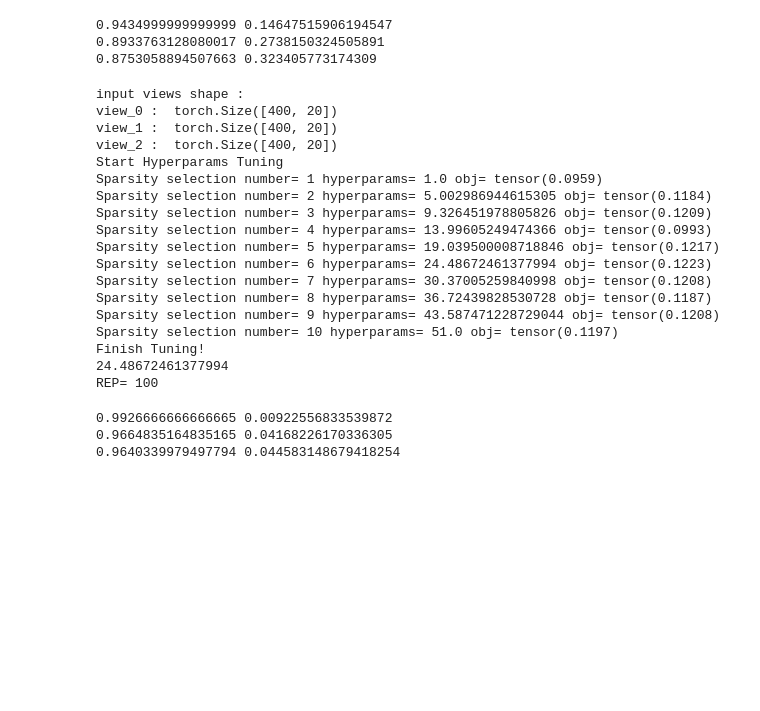
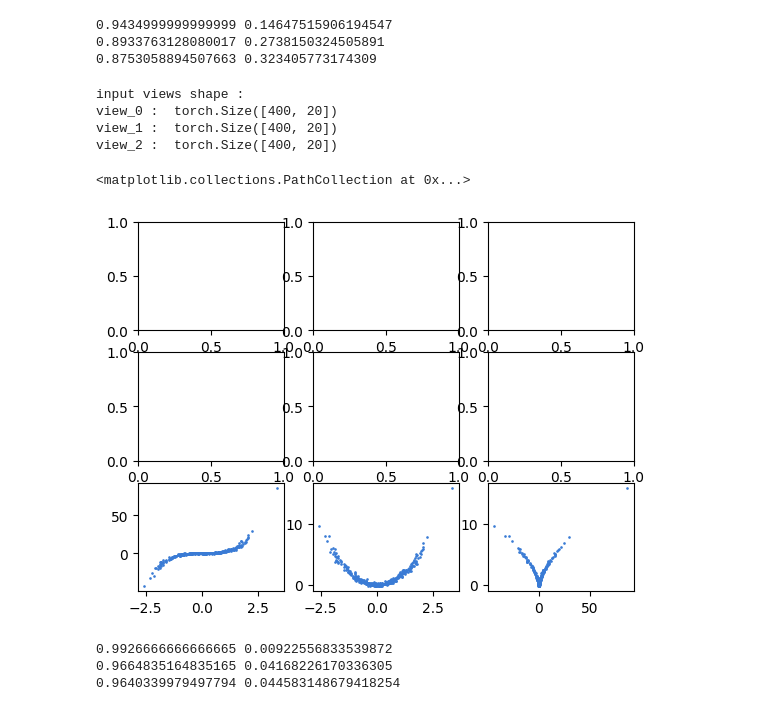
Before and after one commit to Rows21/NSGCCA, a Jupyter notebook: SGCCA_HSIC/SimulationStudy.ipynb, the cells around one changed output. Saved outputs shown, nothing was run; the diff lists cells and outputs as text; code cells hidden in the pictures; blank space fills up the shorter version.

```diff
--- a/SGCCA_HSIC/SimulationStudy.ipynb
+++ b/SGCCA_HSIC/SimulationStudy.ipynb
@@ -100,21 +109,22 @@ for i, view in enumerate(views):
     view = view.to("cpu")
 
 ## train hyper
-b0, obj = Solver.tune_hyper(x_list=views, set_params=10,max_params=50,iter=100)
-print(b0)
-
-for rep in range(500):
+#b0, obj = Solver.tune_hyper(x_list=views, set_params=10,max_params=50,iters=100)
+#print(b0)
+b0 = 14
+for rep in range(1):
     if (rep + 1) % 100 == 0:
         print("REP=", rep + 1)
 
     ## fit results
-    u = Solver._get_outputs(views, 1e-7, 200, (b0,b0,b0))
+    u = Solver._get_outputs(views, 1e-7, 300, (b0,b0,b0))
 
     Label = torch.cat([torch.ones(2, dtype=torch.bool), torch.zeros(18, dtype=torch.bool)])
     acc,f1,mcc = FS_MCC(u, Label)
     ACC_2.append(acc)
     FS_2.append(f1)
     MCC_2.append(mcc)
+print(u)
 # %% [output]
 input views shape :
 view_0 :  torch.Size([400, 20])
@@ -169,9 +206,10 @@ for i, view in enumerate(views):
     view = view.to("cpu")
 
 ## train hyper
-b0, obj = Solver.tune_hyper(x_list=views, set_params=10,max_params=50,iter=100)
-print(b0)
-for rep in range(500):
+#b0, obj = Solver.tune_hyper(x_list=views, set_params=10,max_params=50,iters=100)
+#print(b0)
+b0=5.00
+for rep in range(1):
     if (rep + 1) % 100 == 0:
         print("REP=", rep + 1)
 
@@ -188,20 +226,34 @@ input views shape :
 view_0 :  torch.Size([400, 20])
 view_1 :  torch.Size([400, 20])
 view_2 :  torch.Size([400, 20])
-Start Hyperparams Tuning
-Sparsity selection number= 1 hyperparams= 1.0 obj= tensor(0.0959)
-Sparsity selection number= 2 hyperparams= 5.002986944615305 obj= tensor(0.1184)
-Sparsity selection number= 3 hyperparams= 9.326451978805826 obj= tensor(0.1209)
-Sparsity selection number= 4 hyperparams= 13.99605249474366 obj= tensor(0.0993)
-Sparsity selection number= 5 hyperparams= 19.039500008718846 obj= tensor(0.1217)
-Sparsity selection number= 6 hyperparams= 24.48672461377994 obj= tensor(0.1223)
-Sparsity selection number= 7 hyperparams= 30.37005259840998 obj= tensor(0.1208)
-Sparsity selection number= 8 hyperparams= 36.72439828530728 obj= tensor(0.1187)
-Sparsity selection number= 9 hyperparams= 43.587471228729044 obj= tensor(0.1208)
-Sparsity selection number= 10 hyperparams= 51.0 obj= tensor(0.1197)
-Finish Tuning!
-24.48672461377994
-REP= 100
+# %%
+fig = plt.figure()
+ax1 = fig.add_subplot(3, 3, 1)
+ax2 = fig.add_subplot(3, 3, 2)
+ax3 = fig.add_subplot(3, 3, 3)
+ax4 = fig.add_subplot(3, 3, 4)
+ax5 = fig.add_subplot(3, 3, 5)
+ax6 = fig.add_subplot(3, 3, 6)
+ax7 = fig.add_subplot(3, 3, 7)
+ax8 = fig.add_subplot(3, 3, 8)
+ax9 = fig.add_subplot(3, 3, 9)
+
+x3 = views[0] @ u[0]
+xg3 = views[0][:,0] + views[0][:,1]
+y3 = views[1] @ u[1]
+yg3 = views[1][:,0] + views[1][:,1]
+z3 = views[2] @ u[2]
+zg3 = views[2][:,0] + views[2][:,1]
+
+ax7.scatter(x3,y3,s=0.8,c='#3a7bd5')
+#ax7.plot(xg3,yg3,linewidth=0.5,c='#3a6073')
+ax8.scatter(x3,z3,s=0.8,c='#3a7bd5')
+#ax8.plot(xg3,yg3,linewidth=0.5,c='#3a6073')
+ax9.scatter(y3,z3,s=0.8,c='#3a7bd5')
+#ax9.plot(yg1,zg1,linewidth=0.5,c='#3a6073')
+# %% [output]
+<matplotlib.collections.PathCollection at 0x...>
+[figure, added]
 # %%
 macc = np.mean(ACC_3)
 sdacc = np.std(ACC_3)
```
Also changed, not shown: parts of 4 cells of this notebook.
